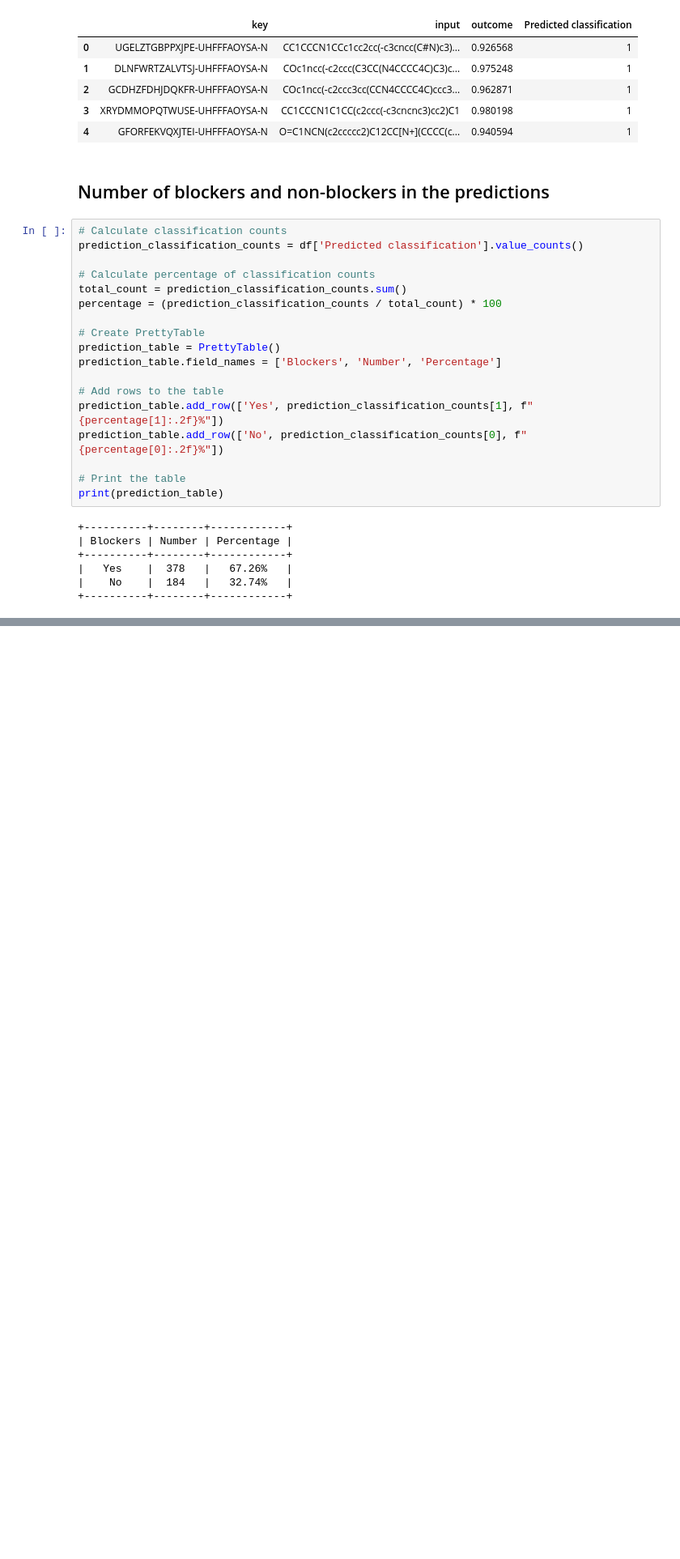
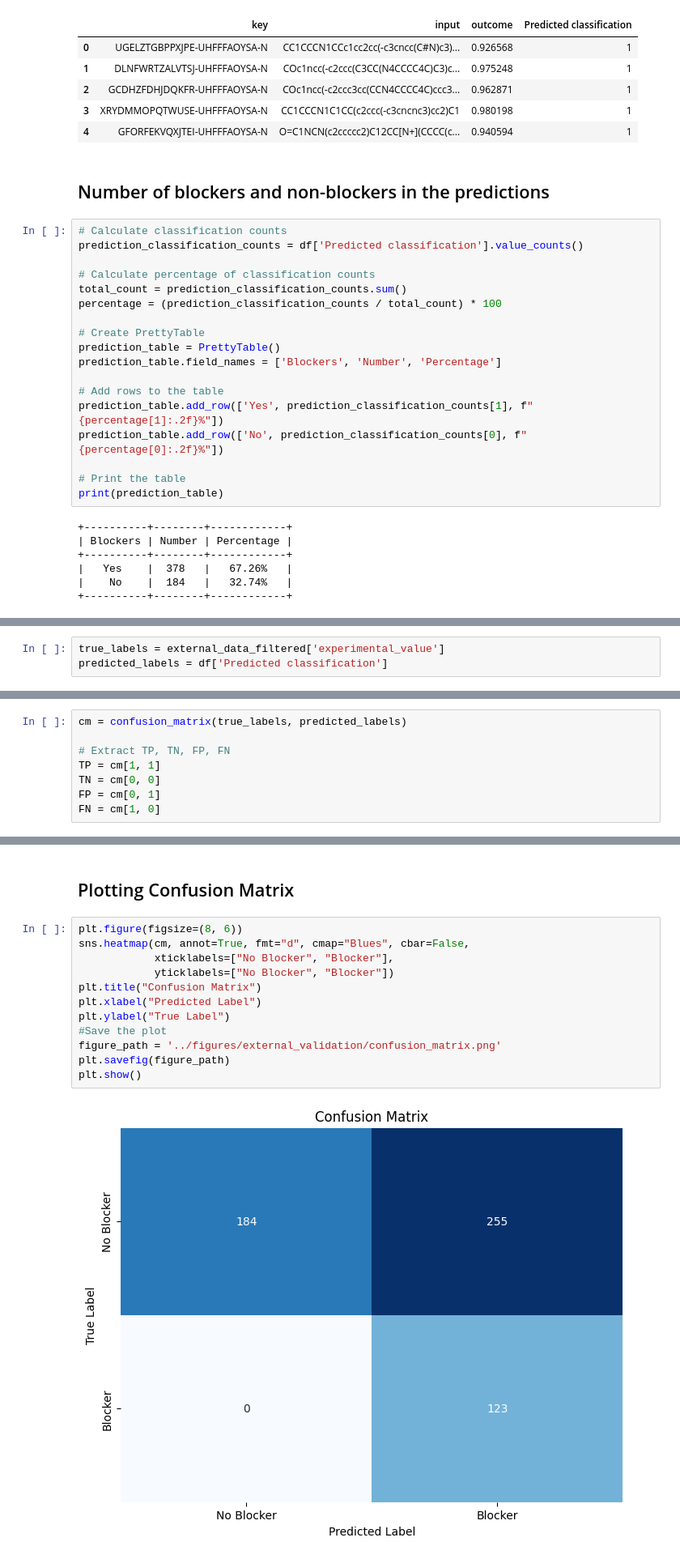
Before and after one commit to dubeyayushi/Contribution-Period-Ersilia, a Jupyter notebook: notebooks/02_external_validation_eos30gr.ipynb, the cells around one changed output, grey strips where cells are left out. Shown at 81% size. Cells and saved outputs as stored; diff of their text form; blank space fills up the shorter version.

```diff
--- a/notebooks/02_external_validation_eos30gr.ipynb
+++ b/notebooks/02_external_validation_eos30gr.ipynb
@@ -363,0 +382,3 @@ print(prediction_table)
+# %%
+true_labels = external_data_filtered['experimental_value']
+predicted_labels = df['Predicted classification']
@@ -363,0 +387,8 @@ print(prediction_table)
+# %%
+cm = confusion_matrix(true_labels, predicted_labels)
+
+# Extract TP, TN, FP, FN
+TP = cm[1, 1]
+TN = cm[0, 0]
+FP = cm[0, 1]
+FN = cm[1, 0]
@@ -363,0 +415,16 @@ print(prediction_table)
+# %% [markdown]
+## Plotting Confusion Matrix
+# %%
+plt.figure(figsize=(8, 6))
+sns.heatmap(cm, annot=True, fmt="d", cmap="Blues", cbar=False,
+            xticklabels=["No Blocker", "Blocker"],
+            yticklabels=["No Blocker", "Blocker"])
+plt.title("Confusion Matrix")
+plt.xlabel("Predicted Label")
+plt.ylabel("True Label")
+#Save the plot
+figure_path = '../figures/external_validation/confusion_matrix.png'
+plt.savefig(figure_path)
+plt.show()
+# %% [output]
+[figure, added]
```
Also changed, not shown: parts of 26 cells of this notebook, 15 other files.
